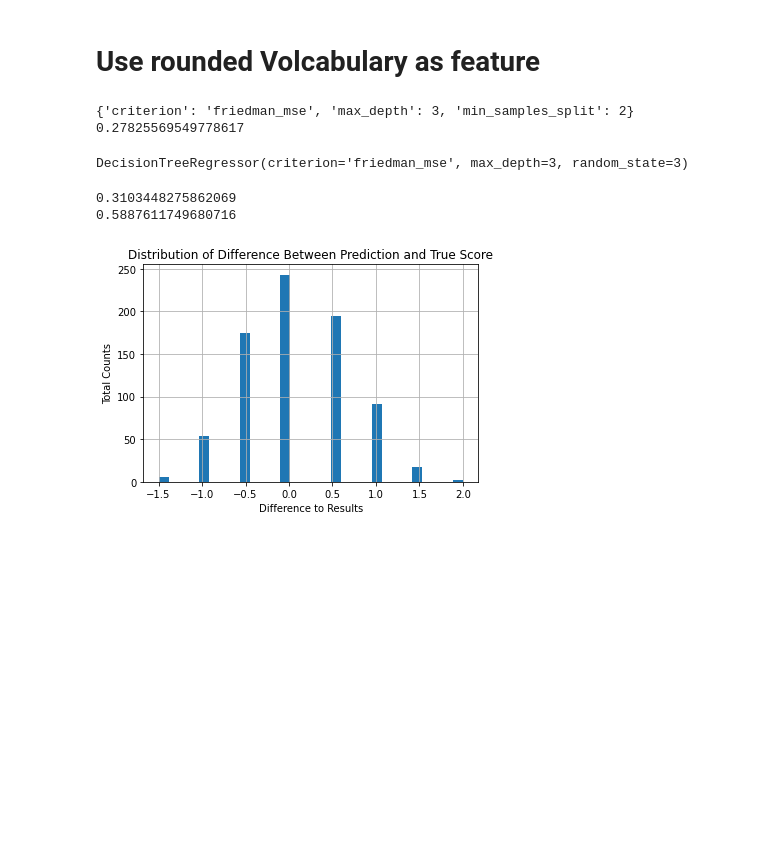
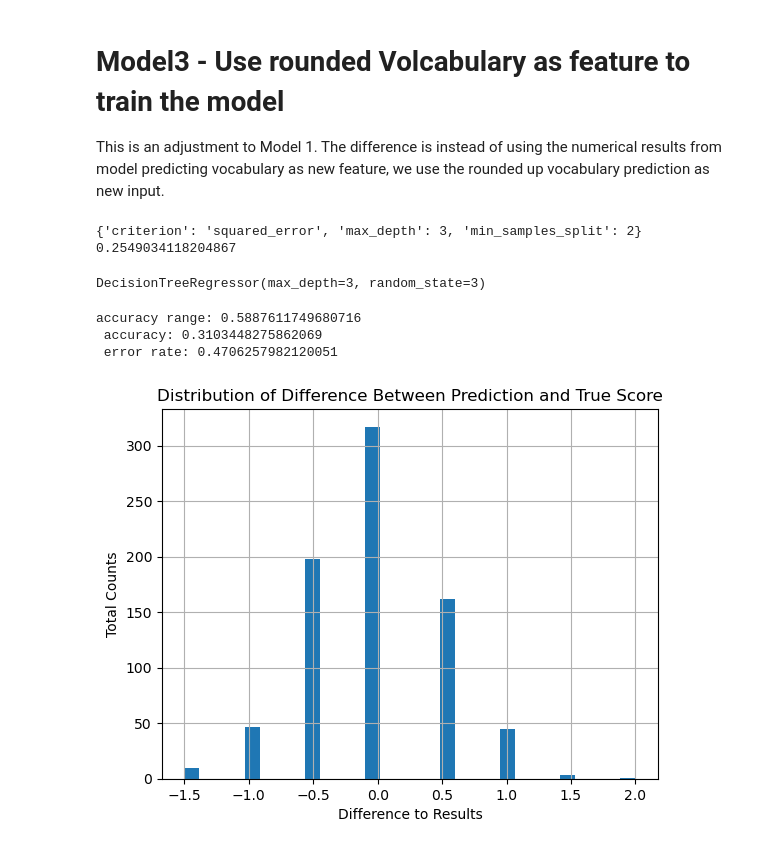
Before and after one commit to Lokki-ki-ki/Text_Marker, a Jupyter notebook: DecisionTree_new.ipynb, the cells around one changed output. Drawn from its saved outputs; the diff is of its cells as text; code cells hidden in the pictures; blank space fills up the shorter version.

```diff
--- a/DecisionTree_new.ipynb
+++ b/DecisionTree_new.ipynb
@@ -214,7 +196,8 @@ result_diff_plot(y_pred1, y_test1)
 # %% [markdown]
-# Use rounded Volcabulary as feature
+# Model3 - Use rounded Volcabulary as feature to train the model
+This is an adjustment to Model 1. The difference is instead of using the numerical results from model predicting vocabulary as new feature, we use the rounded up vocabulary prediction as new input.
 # %%
-y = df['cohesion']
-X = df.iloc[:, 7:]
-from sklearn.model_selection import train_test_split
-X_train, X_test, y_train, y_test = train_test_split(X, y, test_size=0.2, random_state=1)
+X_train3 = X_train1.loc[:]
+X_test3 = X_test1.loc[:]
+X_train3['vocabulary_predict'] = result(y_pred_train)
+X_test3['vocabulary_predict'] = new_pre
@@ -233,17 +207,24 @@ model = DecisionTreeRegressor()
 parameters = {'max_depth':[0,1,2,3,4,5,6,7,8,9,10],
              'criterion':['squared_error', 'friedman_mse', 'absolute_error', 'poisson'],
              'min_samples_split':[0,1,2,3,4,5,6,7,8,9,10]}
-new_randm_src = GridSearchCV(model, parameters)
-new_randm_src.fit(new_X_train, y_train)
+new_randm_src = GridSearchCV(model, parameters, n_jobs=-1)
+new_randm_src.fit(X_train3, y_train1)
 print(new_randm_src.best_params_)
 print(new_randm_src.best_score_)
 # %% [output]
-{'criterion': 'friedman_mse', 'max_depth': 3, 'min_samples_split': 2}
-0.27825569549778617
+{'criterion': 'squared_error', 'max_depth': 3, 'min_samples_split': 2}
+0.2549034118204867
 # %%
-dt2 = DecisionTreeRegressor(random_state=3, max_depth = 3,criterion='friedman_mse',min_samples_split=2)
-dt2.fit(X_train2, y_train)
+dt3 = DecisionTreeRegressor(random_state=3, max_depth = 3,criterion='squared_error',min_samples_split=2)
+dt3.fit(X_train3, y_train1)
 # %% [output]
-DecisionTreeRegressor(criterion='friedman_mse', max_depth=3, random_state=3)
+DecisionTreeRegressor(max_depth=3, random_state=3)
 # %%
-y_pred2 = dt2.predict(X_test2)
+y_pred3 = dt3.predict(X_test3)
+new_pre3 = result(y_pred3)
+print("accuracy range: %s \n accuracy: %s \n error rate: %s \n"
+    % (accuracy_range(y_test1, y_pred3), accuracy(new_pre3, y_test1), error_rate(y_test1, new_pre3)))
+# %% [output]
+accuracy range: 0.5887611749680716
+ accuracy: 0.3103448275862069
+ error rate: 0.4706257982120051
@@ -252,11 +231,5 @@ pre_lst2 = result(y_pred2)
-# %%
-print(accuracy(pre_lst2, y_test))
-print(score(y_pred2, y_test))
-# %% [output]
-0.3103448275862069
-0.5887611749680716
 # %%
-result_diff_plot(pre_lst2, y_test)
+result_diff_plot(new_pre3, y_test)
 # %% [output]
-[figure, old version]
+[figure, new version]
 # %%
```
Also changed, not shown: parts of 43 cells of this notebook.
